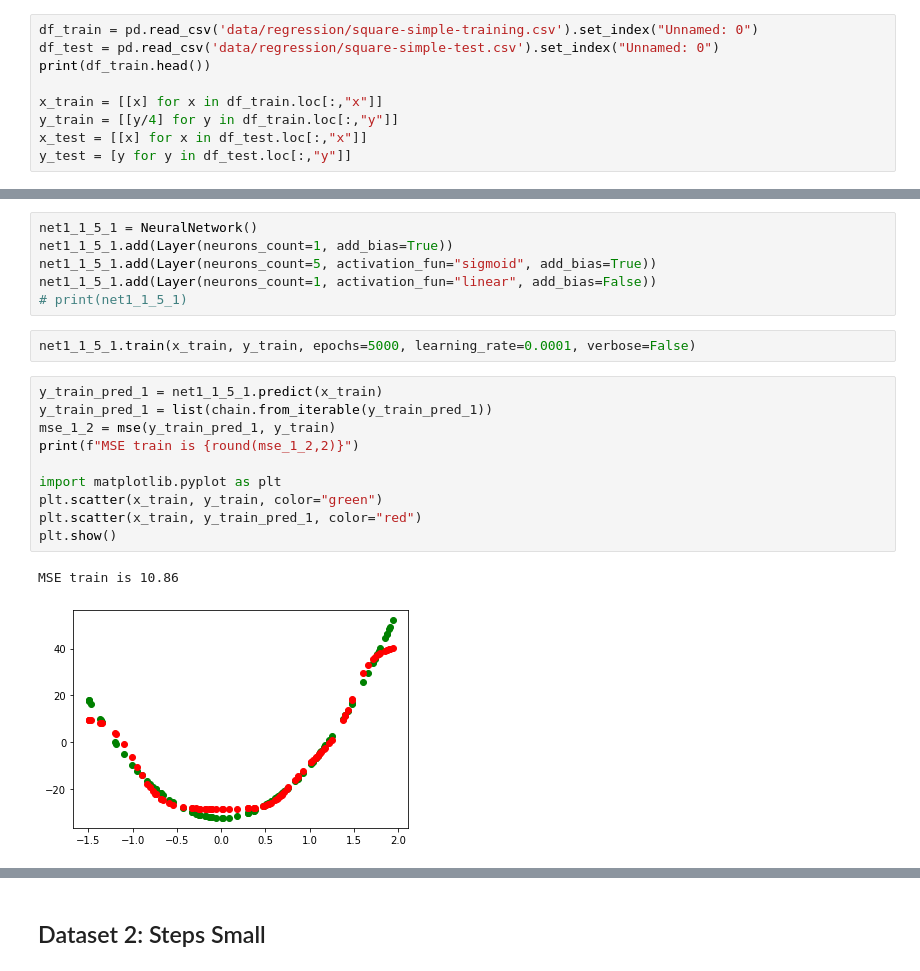
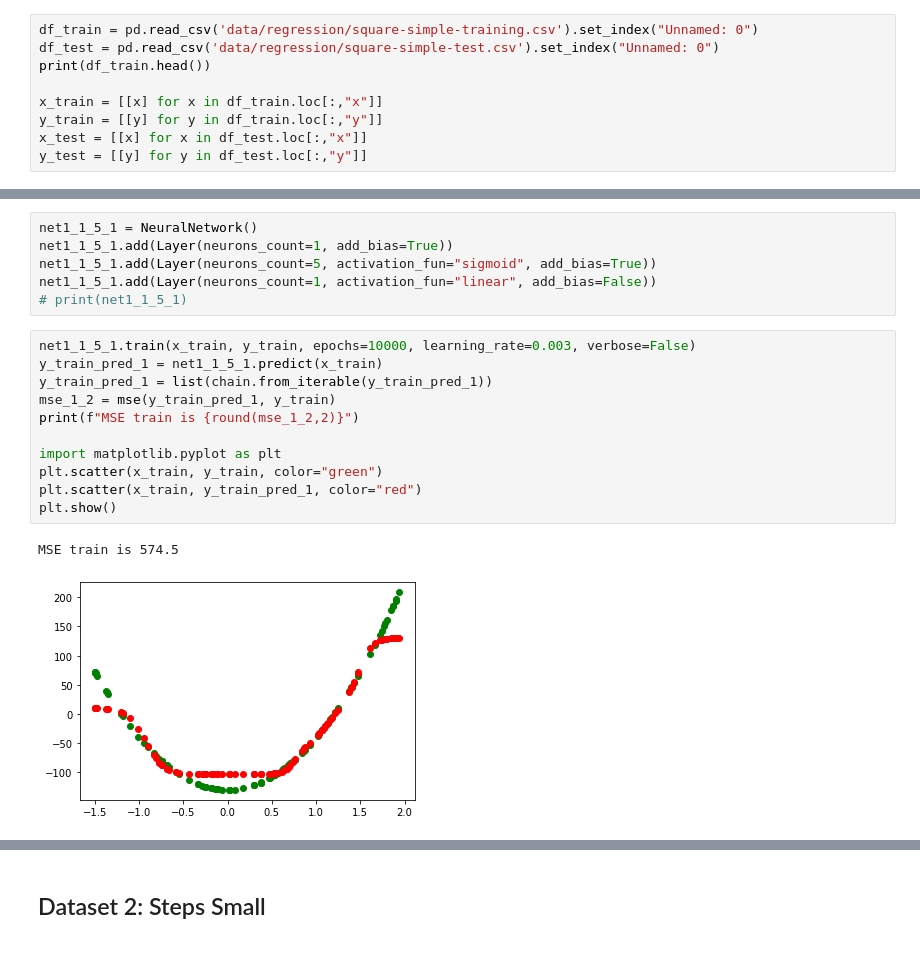
Before and after one commit to mstaczek/miowad, a Jupyter notebook: lab2.ipynb, the cells around one changed output, grey strips where cells are left out. Saved outputs shown, nothing was run; the diff lists cells and outputs as text.

Commit message:
tests if it is working

```diff
--- a/lab2.ipynb
+++ b/lab2.ipynb
@@ -60,9 +60,9 @@ df_test = pd.read_csv('data/regression/square-simple-test.csv').set_index("Unnam
 print(df_train.head())
 
 x_train = [[x] for x in df_train.loc[:,"x"]]
-y_train = [[y/4] for y in df_train.loc[:,"y"]]
+y_train = [[y] for y in df_train.loc[:,"y"]]
 x_test = [[x] for x in df_test.loc[:,"x"]]
-y_test = [y for y in df_test.loc[:,"y"]]
+y_test = [[y] for y in df_test.loc[:,"y"]]
 # %% [output]
                    x           y
 Unnamed: 0
@@ -79,18 +79,17 @@ net1_1_5_1.add(Layer(neurons_count=1, add_bias=True))
 net1_1_5_1.add(Layer(neurons_count=5, activation_fun="sigmoid", add_bias=True))
 net1_1_5_1.add(Layer(neurons_count=1, activation_fun="linear", add_bias=False))
 # print(net1_1_5_1)
-# %%
-net1_1_5_1.train(x_train, y_train, epochs=5000, learning_rate=0.0001, verbose=False)
 # %%
+net1_1_5_1.train(x_train, y_train, epochs=10000, learning_rate=0.003, verbose=False)
 y_train_pred_1 = net1_1_5_1.predict(x_train)
 y_train_pred_1 = list(chain.from_iterable(y_train_pred_1))
 mse_1_2 = mse(y_train_pred_1, y_train)
 print(f"MSE train is {round(mse_1_2,2)}")
 
 import matplotlib.pyplot as plt
 plt.scatter(x_train, y_train, color="green")
 plt.scatter(x_train, y_train_pred_1, color="red")
 plt.show()
 # %% [output]
-MSE train is 10.86
+MSE train is 574.5
-[figure, old version]
+[figure, new version]
```
Also changed, not shown: parts of 8 cells of this notebook, 1 other file.
